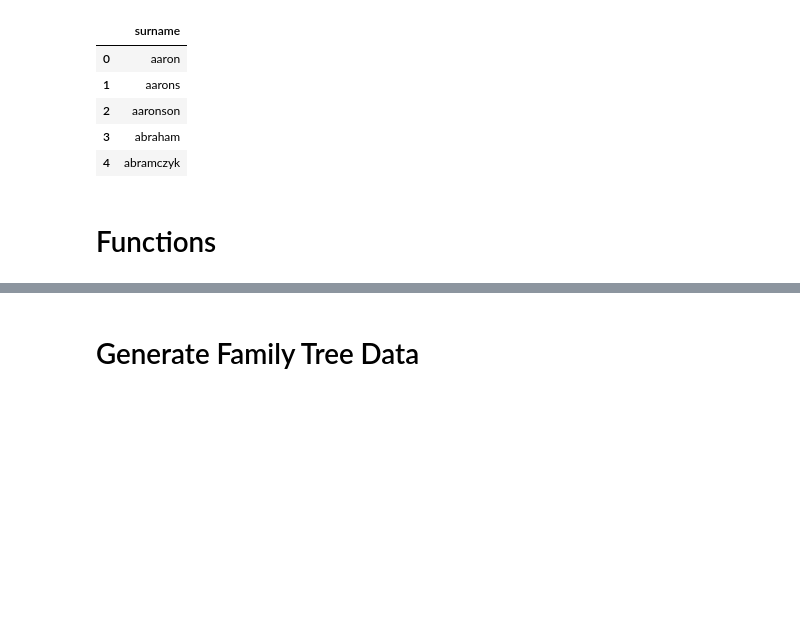
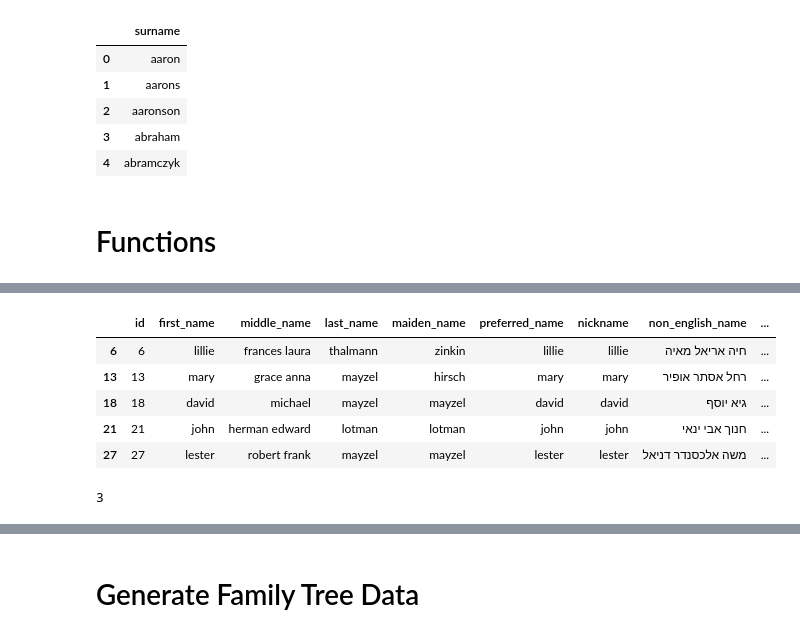
Before and after one commit to MichoelSnow/family_tree, a Jupyter notebook: notebooks/generate_synthetic_data.ipynb, the cells around one changed output, grey strips where cells are left out. Saved outputs shown, nothing was run; the diff lists cells and outputs as text; code cells hidden in the pictures; blank space fills up the shorter version.

```diff
--- a/notebooks/generate_synthetic_data.ipynb
+++ b/notebooks/generate_synthetic_data.ipynb
@@ -529,3 +772,16 @@ def generate_tree(
+# %%
+df_people.head()
+# %% [output]
+|  | id | first_name | middle_name | last_name | maiden_name | preferred_name | nickname | non_english_name | ... |
+| 6 | 6 | lillie | frances laura | thalmann | zinkin | lillie | lillie | חיה אריאל מאיה | ... |
+| 13 | 13 | mary | grace anna | mayzel | hirsch | mary | mary | רחל אסתר אופיר | ... |
+| 18 | 18 | david | michael | mayzel | mayzel | david | david | גיא יוסף | ... |
+| 21 | 21 | john | herman edward | lotman | lotman | john | john | חנוך אבי ינאי | ... |
+| 27 | 27 | lester | robert frank | mayzel | mayzel | lester | lester | משה אלכסנדר דניאל | ... |
+# %%
+df_relationships_people.loc[(df_relationships_people["people_id"]==27) & (df_relationships_people["title"]=="partner"), "relationship_id"].tolist()[0]
+# %% [output]
+3
 # %%
 df_people, df_relationships, df_relationships_people = generate_tree()
 # display(df_people.head())
```
Also changed, not shown: parts of 18 cells of this notebook.
